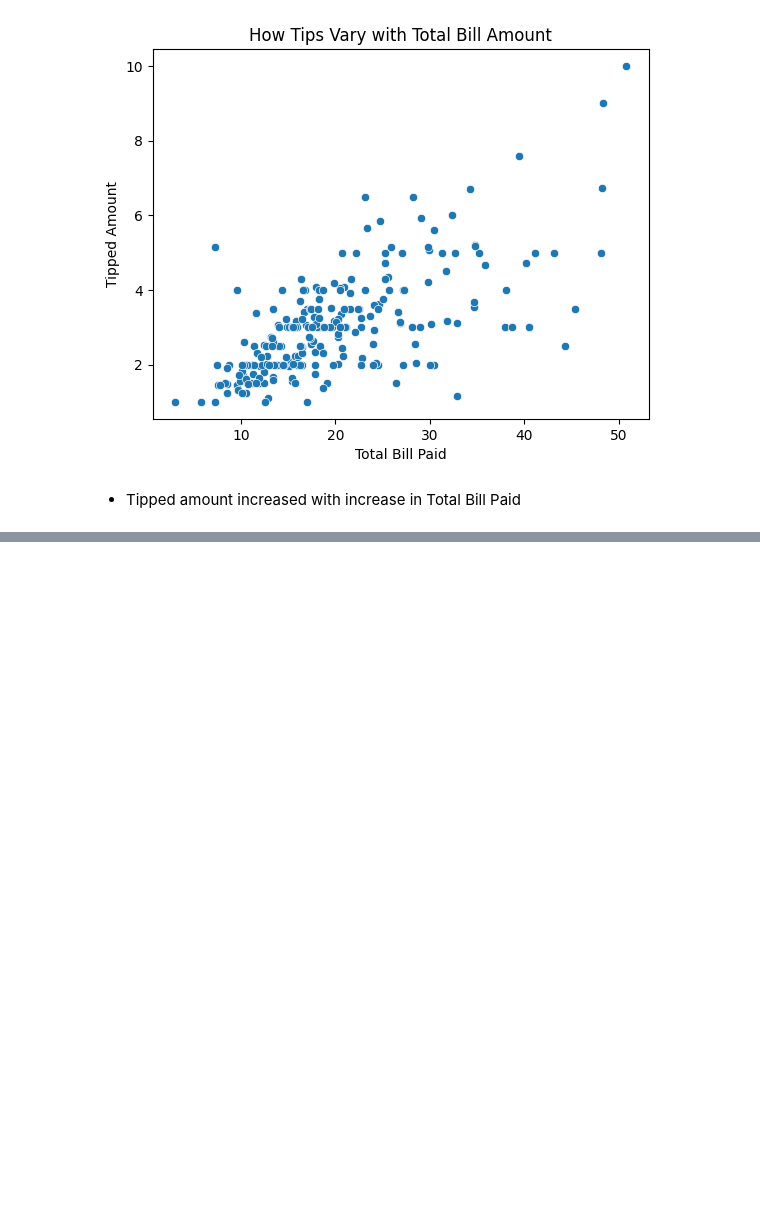
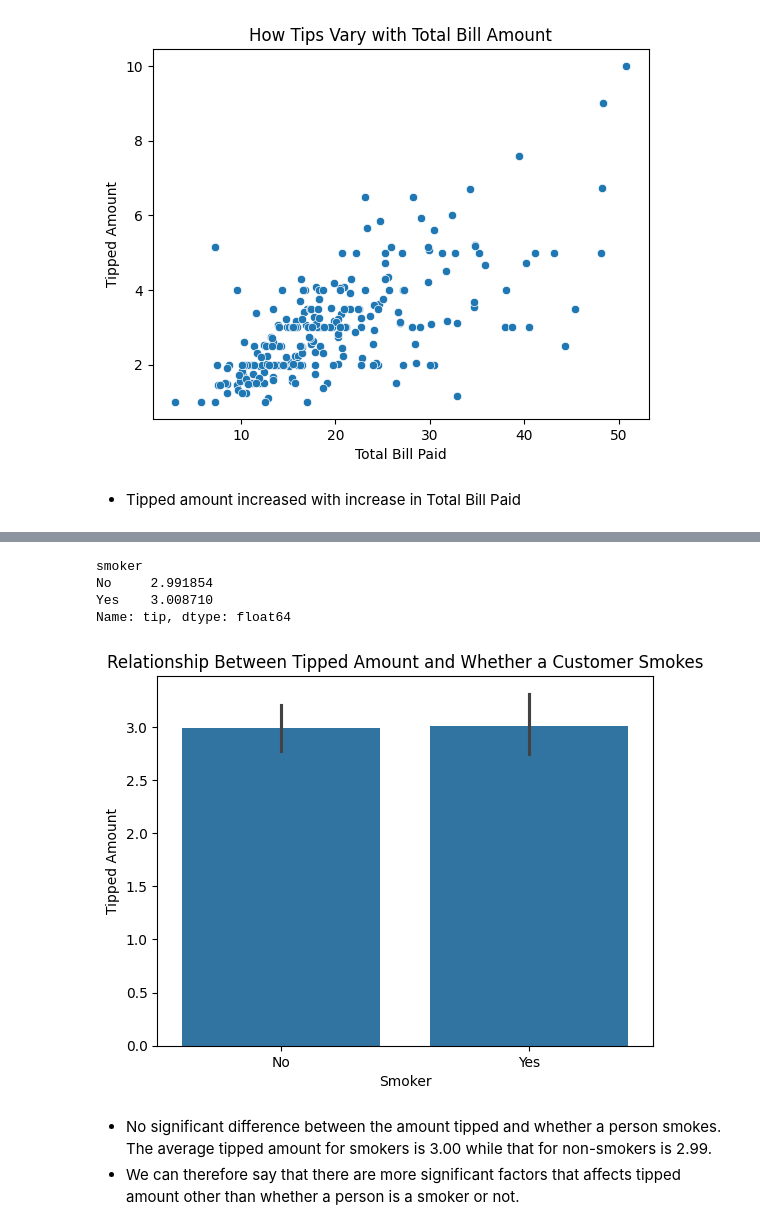
Before and after one commit to mut-rogers/tipsEDA, a Jupyter notebook: tips.ipynb, the cells around one changed output, grey strips where cells are left out. Cells and saved outputs as stored; diff of their text form; code cells hidden in the pictures; blank space fills up the shorter version.

```diff
--- a/tips.ipynb
+++ b/tips.ipynb
@@ -233,0 +245,15 @@ set_xylabels("Total Bill Paid", "Tipped Amount", "How Tips Vary with Total Bill
+# %%
+tips_dataset.groupby("smoker").tip.agg("mean")
+# %% [output]
+smoker
+No     2.991854
+Yes    3.008710
+Name: tip, dtype: float64
+# %%
+sns.barplot(tips_dataset, x="smoker", y="tip")
+set_xylabels("Smoker", "Tipped Amount", "Relationship Between Tipped Amount and Whether a Customer Smokes")
+# %% [output]
+[figure, added]
+# %% [markdown]
+- No significant difference between the amount tipped and whether a person smokes. The average tipped amount for smokers is 3.00 while that for non-smokers is 2.99.
+- We can therefore say that there are more significant factors that affects tipped amount other than whether a person is a smoker or not.
```
Also changed, not shown: parts of 2 cells of this notebook.
